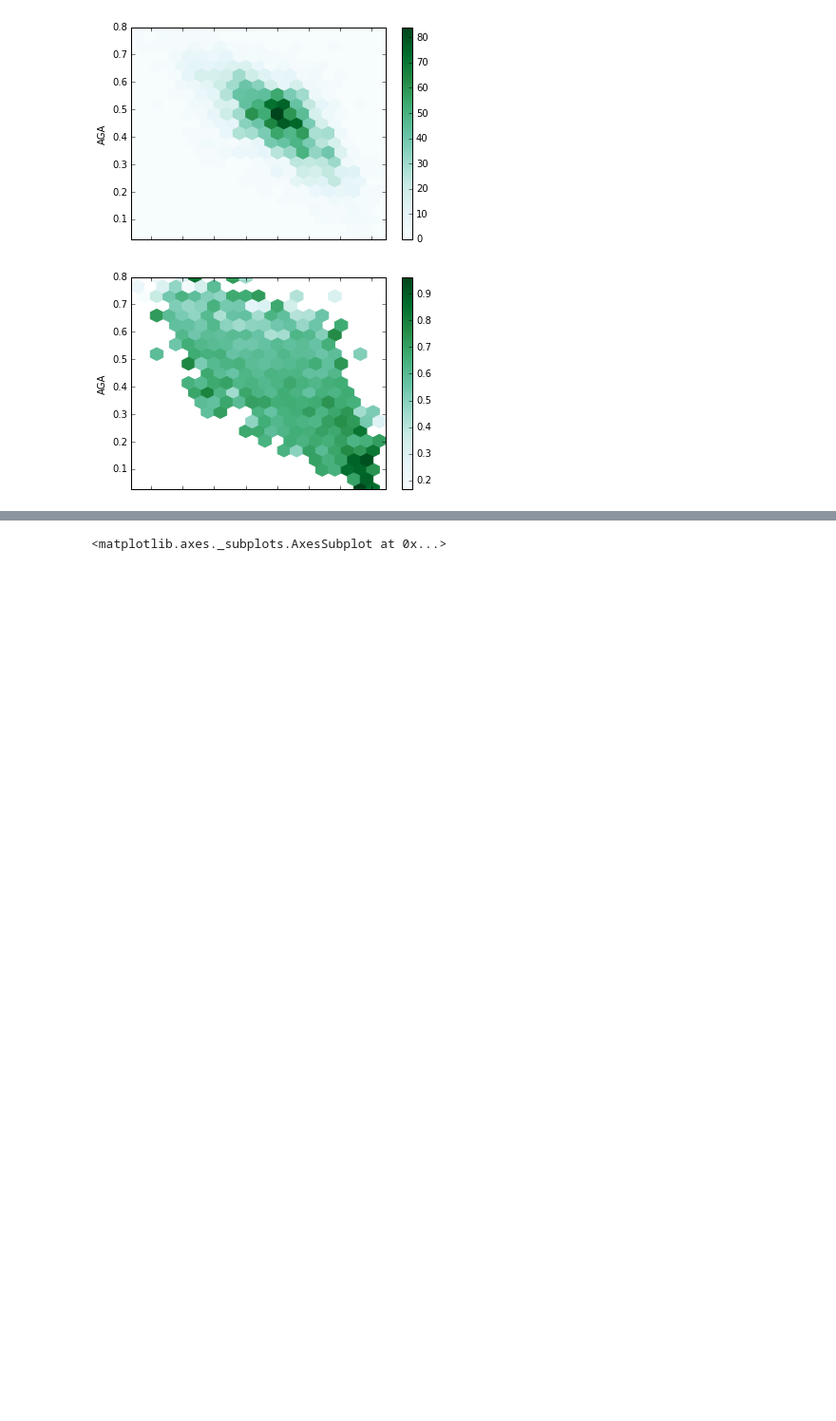
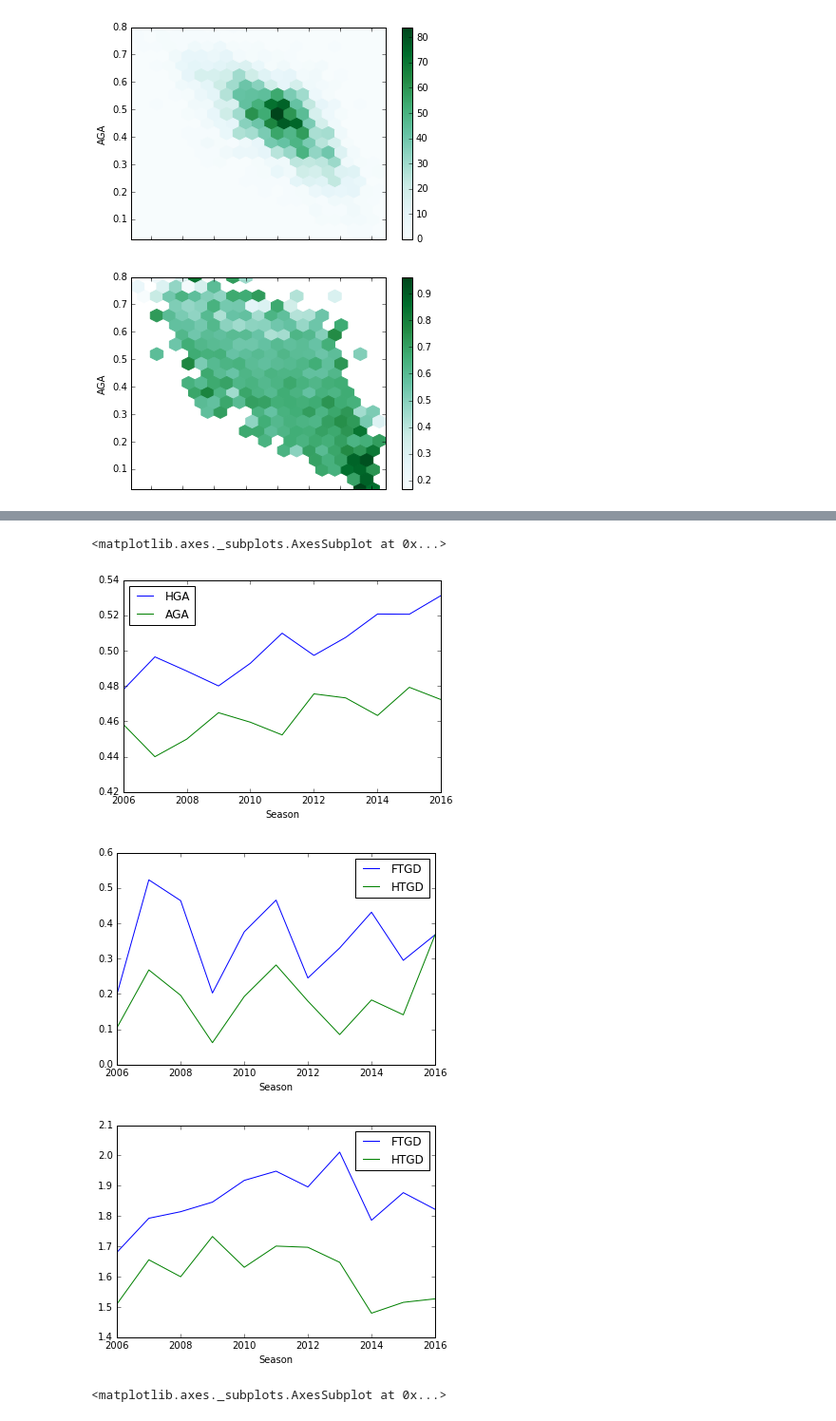
Before and after one commit to mgbukov/bundesliga, a Jupyter notebook: Buli_Download.ipynb, the cells around one changed output, grey strips where cells are left out. Shown: that part at 95% size. Saved outputs shown, nothing was run; the diff lists cells and outputs as text; code cells hidden in the pictures; blank space fills up the shorter version.

```diff
--- a/Buli_Download.ipynb
+++ b/Buli_Download.ipynb
@@ -296,3 +393,12 @@ complete_running_df.plot.hexbin(x='HGA', y='AGA', C='Odds', gridsize=20)
+# %%
+complete_running_df.loc[:, ['Season', 'HGA', 'AGA']].groupby('Season').mean().plot()
+complete_running_df.loc[:, ['Season', 'FTGD', 'HTGD']].groupby('Season').mean().plot()
+(complete_running_df.loc[:, ['Season', 'FTGD', 'HTGD']].groupby('Season').std()*(1,np.sqrt(2.))).plot()
+# %% [output]
+<matplotlib.axes._subplots.AxesSubplot at 0x...>
+[figure, added]
+[figure, added]
+[figure, added]
 # %%
 complete_df.plot.hexbin(x='Odds', y='FTGD', gridsize=15)
 # %% [output]
```
Also changed, not shown: parts of 6 cells of this notebook.
